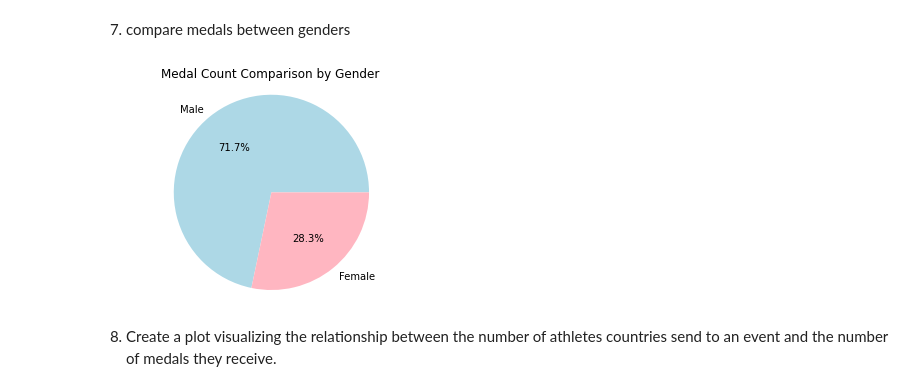
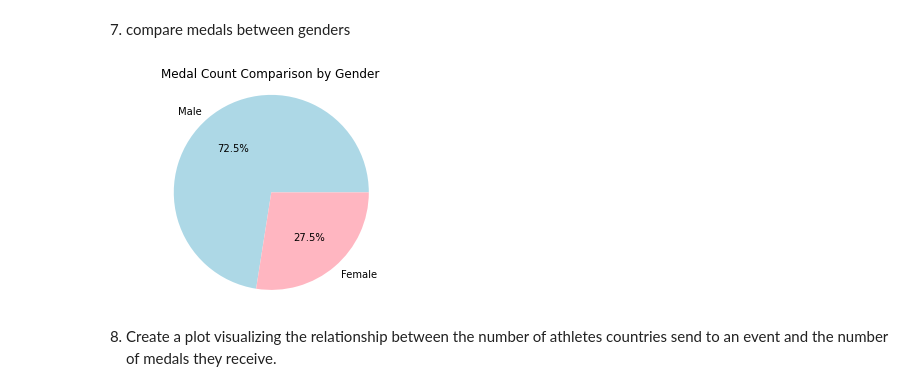
Before and after one commit to Raouajb/Olympics-Data-Explorations, a Jupyter notebook: Olymdpics.ipynb, the cells around one changed output. Saved outputs shown, nothing was run; the diff lists cells and outputs as text; code cells hidden in the pictures.

```diff
--- a/Olymdpics.ipynb
+++ b/Olymdpics.ipynb
@@ -166,33 +165,33 @@ younger athletes tend to be more prominent among medal winners, with the majorit
 # %%
 # Filter the DataFrame: Create two separate DataFrames for each gender using the "sex" column
 male_medalists = df[(df['sex'] == 'M') & (df['medal'] != 'NA')]
 female_medalists = df[(df['sex'] == 'F') & (df['medal'] != 'NA')]
 
 # Count the total number of medals for each gender:
 male_medal_count = male_medalists.shape[0]
 female_medal_count = female_medalists.shape[0]
 
 # Compare medals by gender using a chart, such as a bar plot:
 
 
 # Create a list of labels for the pie chart
 labels = ['Male', 'Female']
 
 # Create a list of colors for the pie chart
 colors = ['lightblue', 'lightpink']
 
 # Create a list of the total medal counts for each gender
-total_medal_counts = [total_male_medals, total_female_medals]
+total_medal_counts = [male_medal_count, female_medal_count]
 
 # Plot the pie chart
 plt.pie(total_medal_counts, labels=labels, colors=colors, autopct='%1.1f%%')
 plt.title('Medal Count Comparison by Gender')
 plt.axis('equal')
 
 # Show the plot
 plt.show()
 # %% [output]
-[figure, old version]
+[figure, new version]
 # %% [markdown]
 8. Create a plot visualizing the relationship between the number of athletes countries send to an event and the number of medals they receive.
 # %%
```
Also changed, not shown: parts of 3 cells of this notebook, 1 other file.
